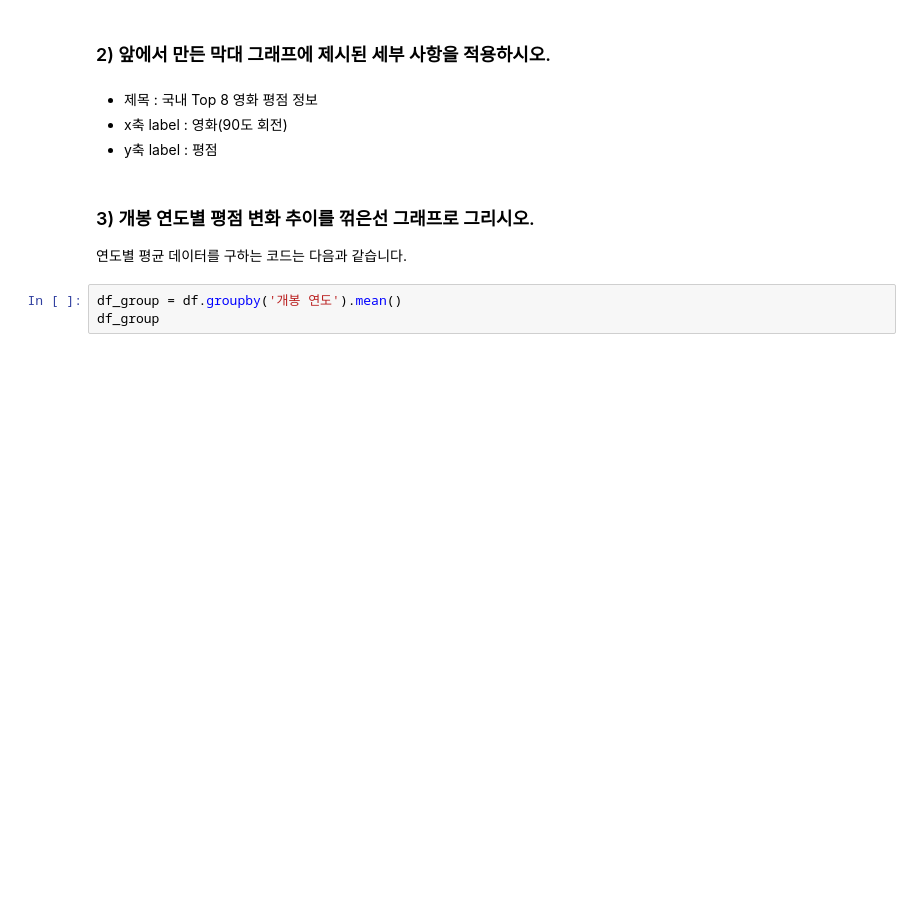
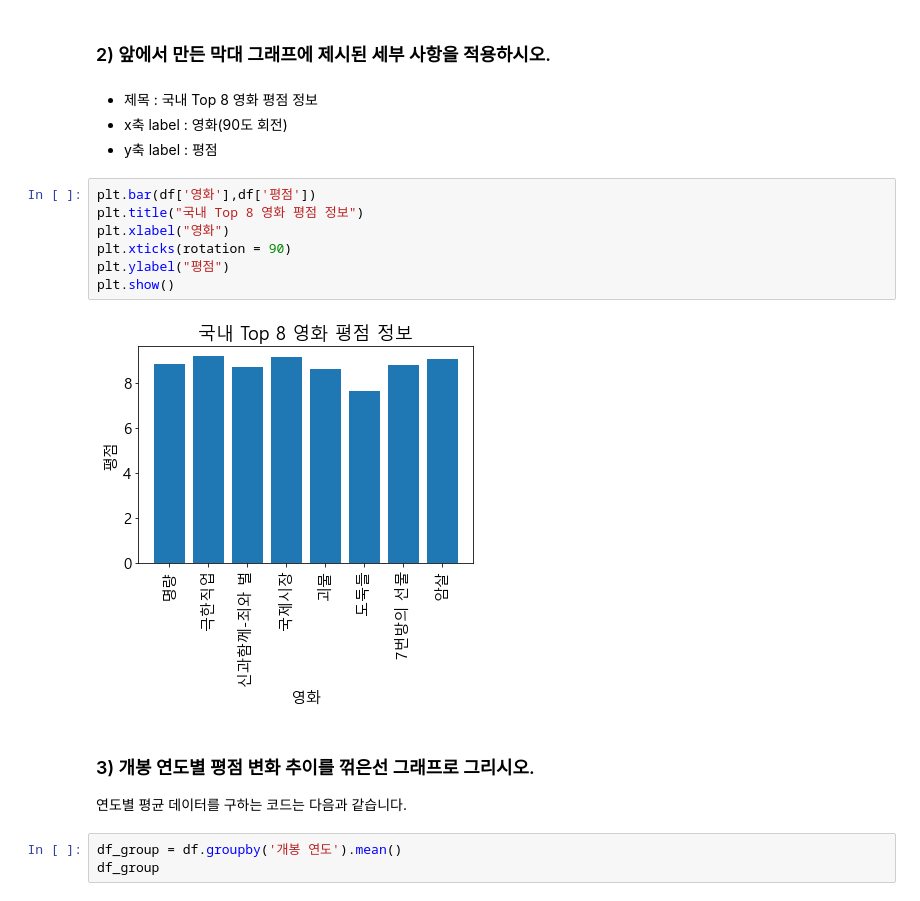
Before and after one commit to geonnny/Python-basic, a Jupyter notebook: Matplotlib/17. 퀴즈.ipynb, the cells around one changed output. Saved outputs shown, nothing was run; the diff lists cells and outputs as text; blank space fills up the shorter version.

```diff
--- a/Matplotlib/17. 퀴즈.ipynb
+++ b/Matplotlib/17. 퀴즈.ipynb
@@ -37,6 +42,15 @@ df
 - 제목 : 국내 Top 8 영화 평점 정보
 - x축 label : 영화(90도 회전)
 - y축 label : 평점
+# %%
+plt.bar(df['영화'],df['평점'])
+plt.title("국내 Top 8 영화 평점 정보")
+plt.xlabel("영화")
+plt.xticks(rotation = 90)
+plt.ylabel("평점")
+plt.show()
+# %% [output]
+[figure, added]
 # %% [markdown]
 ### 3) 개봉 연도별 평점 변화 추이를 꺾은선 그래프로 그리시오.
 
```
Also changed, not shown: parts of 8 cells of this notebook.
